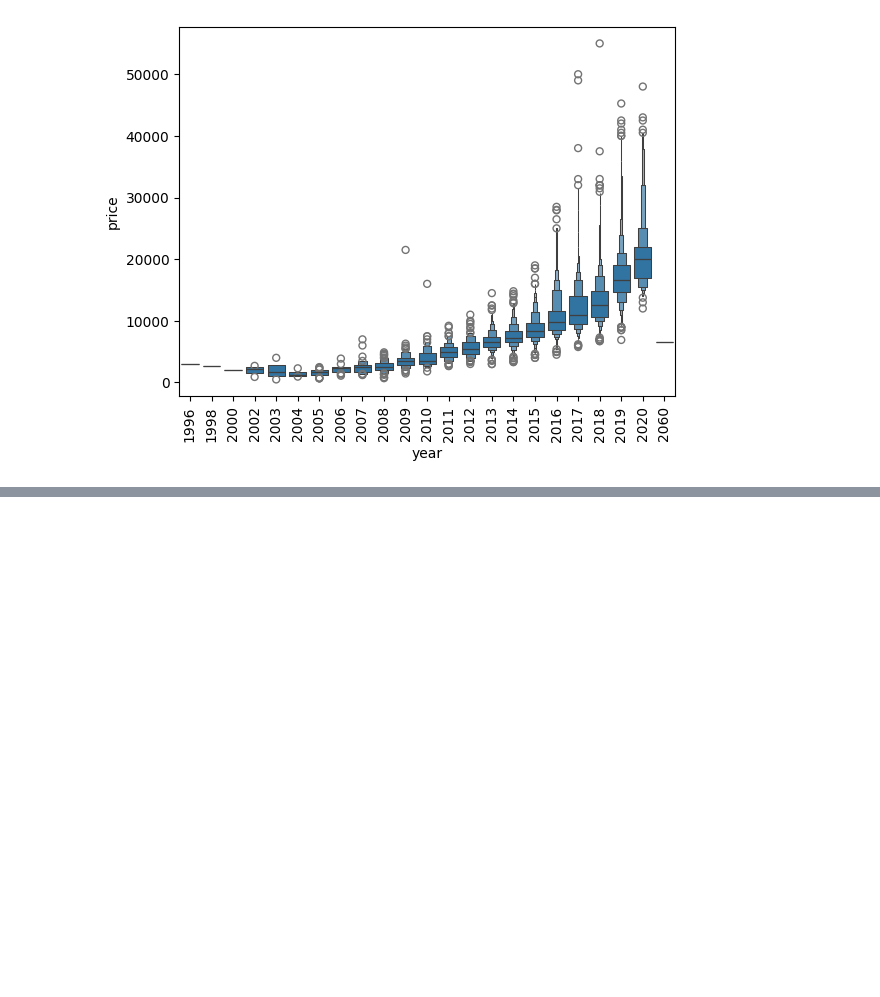
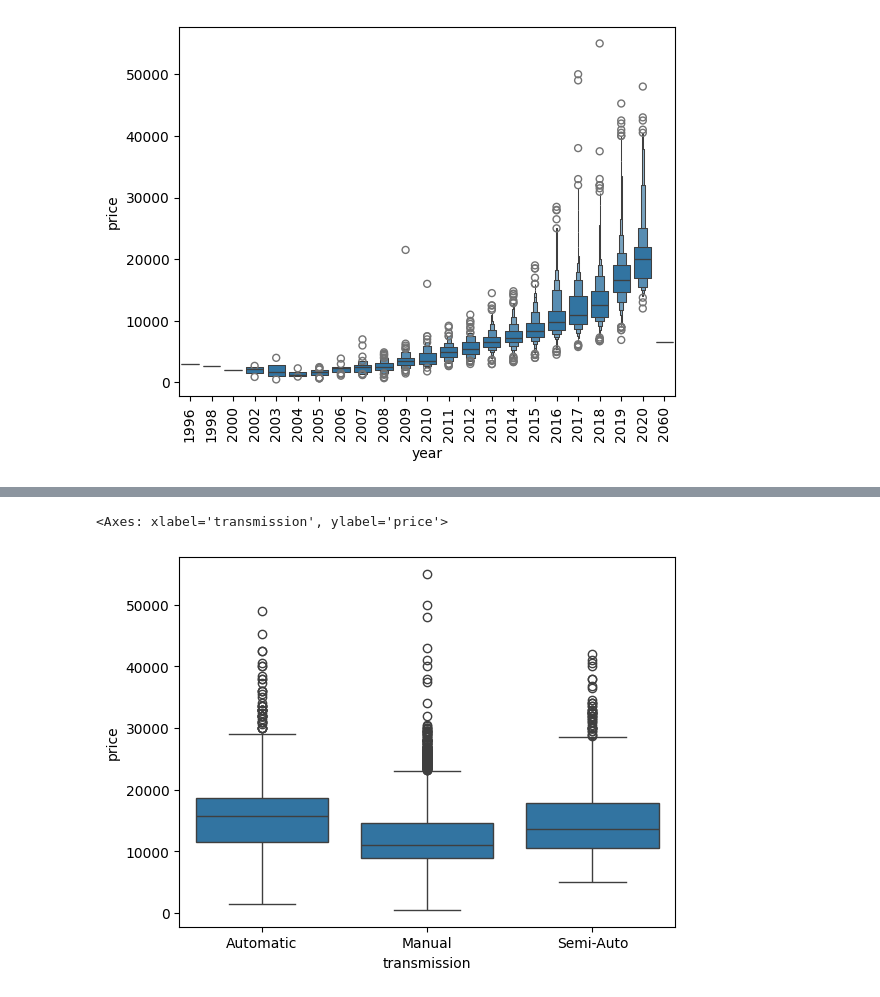
Before and after one commit to Aditya-net/Machine-Learning, a Jupyter notebook: Linear regression/Project 1/price_prediction.ipynb, the cells around one changed output, grey strips where cells are left out. Cells and saved outputs as stored; diff of their text form; code cells hidden in the pictures; blank space fills up the shorter version.

```diff
--- a/Linear regression/Project 1/price_prediction.ipynb
+++ b/Linear regression/Project 1/price_prediction.ipynb
@@ -105,0 +116,5 @@ plt.xticks(rotation=90)
+# %%
+sns.boxplot(x=df['transmission'],y=df['price'])
+# %% [output]
+<Axes: xlabel='transmission', ylabel='price'>
+[figure, added]
```
Also changed, not shown: parts of 33 cells of this notebook.
